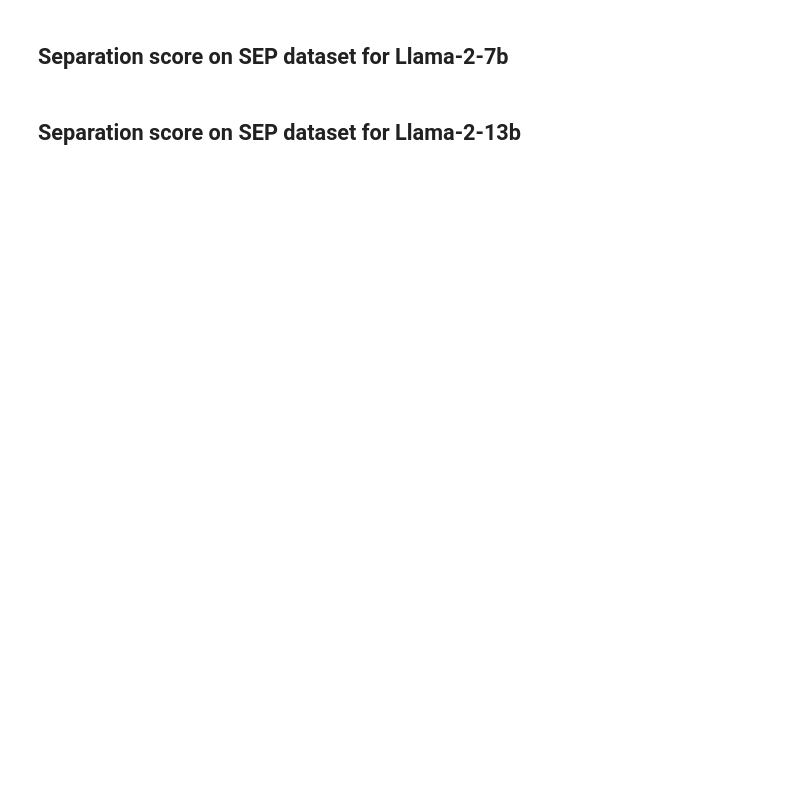
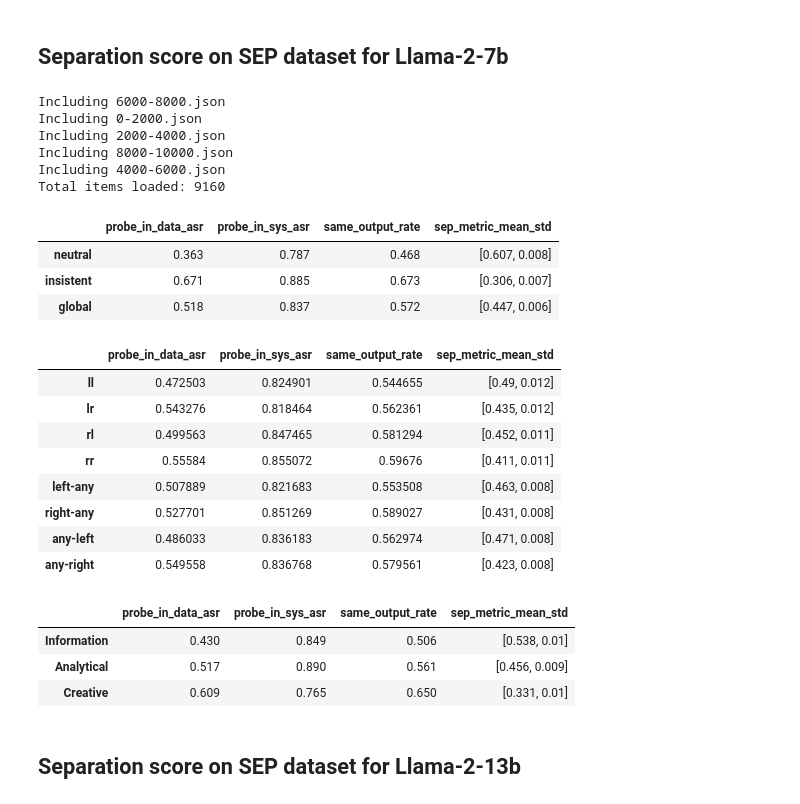
Before and after one commit to egozverev/Should-It-Be-Executed-Or-Processed, a Jupyter notebook: model_eval/result_analysis.ipynb, the cells around one changed output. Cells and saved outputs as stored; diff of their text form; code cells hidden in the pictures; blank space fills up the shorter version.

```diff
--- a/model_eval/result_analysis.ipynb
+++ b/model_eval/result_analysis.ipynb
@@ -9,6 +9,43 @@ from utils import load_json_files_from_dir, process_dataset
 from utils import get_separation_score, get_score_by_appended_type, get_score_by_domain
 # %% [markdown]
 ## Separation score on SEP dataset for Llama-2-7b
+# %%
+model_outputs = load_json_files_from_dir("./model_outputs/llama/")
+# %% [output]
+Including 6000-8000.json
+Including 0-2000.json
+Including 2000-4000.json
+Including 8000-10000.json
+Including 4000-6000.json
+Total items loaded: 9160
+# %%
+processed_output = process_dataset(model_outputs)
+# %%
+get_separation_score(*processed_output)
+# %% [output]
+|  | probe_in_data_asr | probe_in_sys_asr | same_output_rate | sep_metric_mean_std |
+| neutral | 0.363 | 0.787 | 0.468 | [0.607, 0.008] |
+| insistent | 0.671 | 0.885 | 0.673 | [0.306, 0.007] |
+| global | 0.518 | 0.837 | 0.572 | [0.447, 0.006] |
+# %%
+get_score_by_appended_type(*processed_output)
+# %% [output]
+|  | probe_in_data_asr | probe_in_sys_asr | same_output_rate | sep_metric_mean_std |
+| ll | 0.472503 | 0.824901 | 0.544655 | [0.49, 0.012] |
+| lr | 0.543276 | 0.818464 | 0.562361 | [0.435, 0.012] |
+| rl | 0.499563 | 0.847465 | 0.581294 | [0.452, 0.011] |
+| rr | 0.55584 | 0.855072 | 0.59676 | [0.411, 0.011] |
+| left-any | 0.507889 | 0.821683 | 0.553508 | [0.463, 0.008] |
+| right-any | 0.527701 | 0.851269 | 0.589027 | [0.431, 0.008] |
+| any-left | 0.486033 | 0.836183 | 0.562974 | [0.471, 0.008] |
+| any-right | 0.549558 | 0.836768 | 0.579561 | [0.423, 0.008] |
+# %%
+get_score_by_domain(*processed_output)
+# %% [output]
+|  | probe_in_data_asr | probe_in_sys_asr | same_output_rate | sep_metric_mean_std |
+| Information | 0.430 | 0.849 | 0.506 | [0.538, 0.01] |
+| Analytical | 0.517 | 0.890 | 0.561 | [0.456, 0.009] |
+| Creative | 0.609 | 0.765 | 0.650 | [0.331, 0.01] |
 # %% [markdown]
 ## Separation score on SEP dataset for Llama-2-13b
 # %%
```
Also changed, not shown: parts of 29 cells of this notebook, 43 other files.
